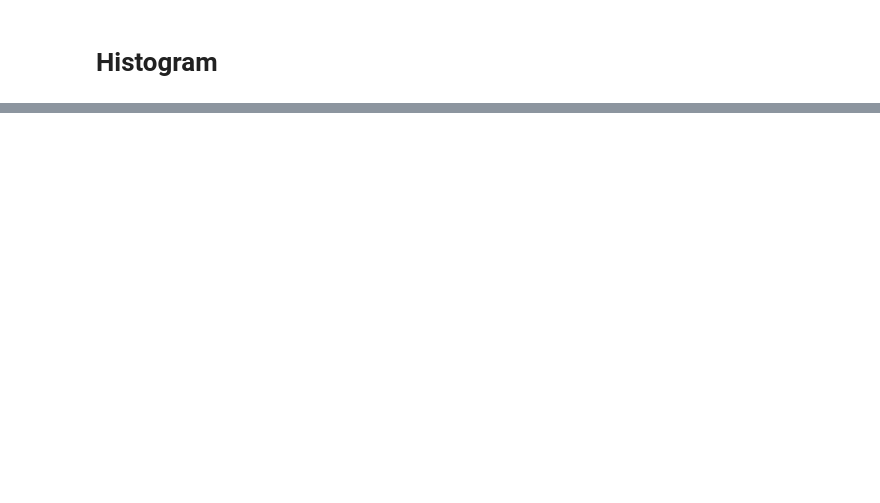
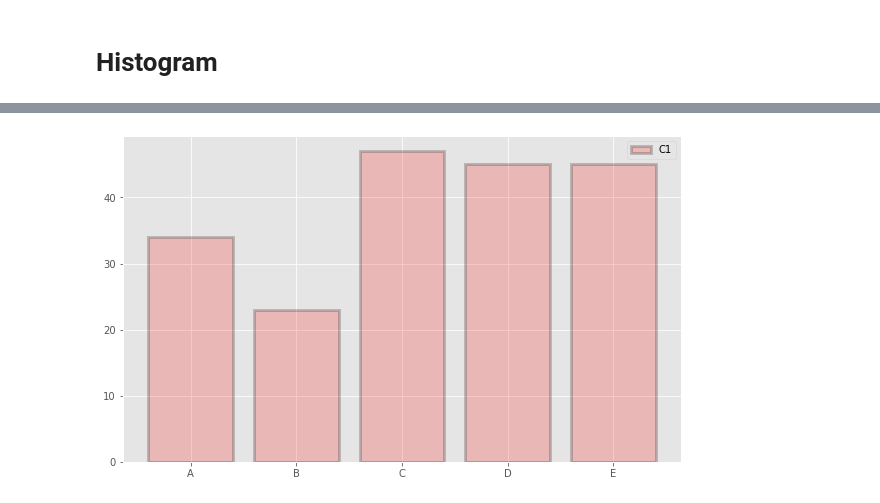
Before and after one commit to anmolk11/Data-visualization, a Jupyter notebook: Untitled.ipynb, the cells around one changed output, grey strips where cells are left out. Cells and saved outputs as stored; diff of their text form; code cells hidden in the pictures; blank space fills up the shorter version.

```diff
--- a/Untitled.ipynb
+++ b/Untitled.ipynb
@@ -57,0 +75,8 @@ plt.show()
+# %%
+plt.figure(figsize = (10,6))
+plt.bar(x,c1,color = 'r',edgecolor = 'k',linewidth = 3,alpha = 0.2,label = "C1")
+#alpha makes the color kind of transparent
+plt.legend()
+plt.show()
+# %% [output]
+[figure, added]
```
Also changed, not shown: parts of 8 cells of this notebook.
